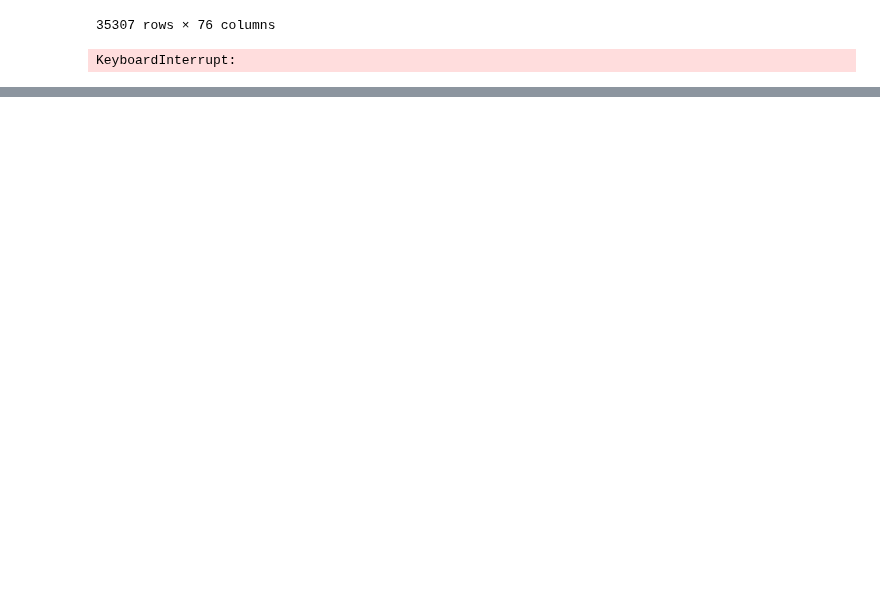
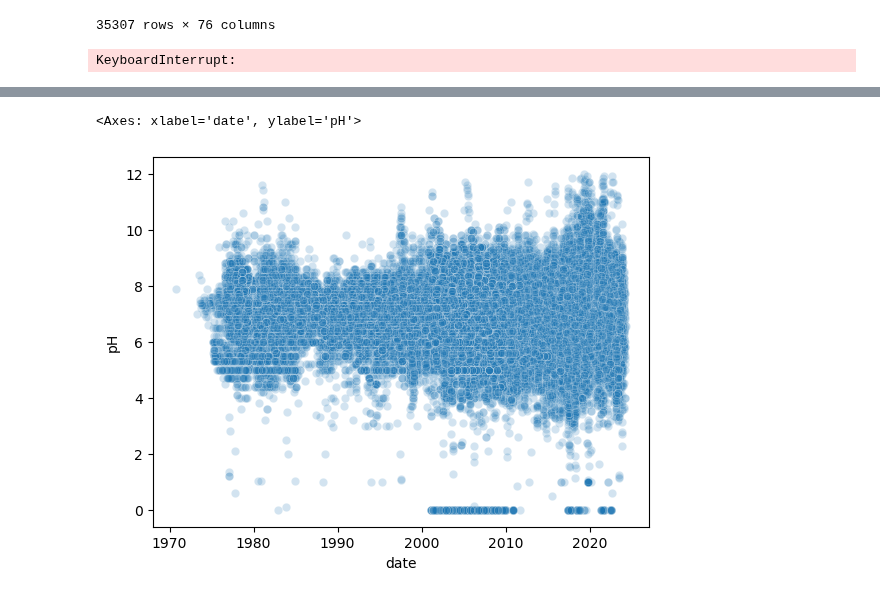
Before and after one commit to felixschulz385/Masterthesis, a Jupyter notebook: code/experiments/hydrology_stations.ipynb, the cells around one changed output, grey strips where cells are left out. Saved outputs shown, nothing was run; the diff lists cells and outputs as text; code cells hidden in the pictures; blank space fills up the shorter version.

Commit message:
Made minor adjustment to water quality notebook

```diff
--- a/code/experiments/hydrology_stations.ipynb
+++ b/code/experiments/hydrology_stations.ipynb
@@ -323,0 +375,2 @@ c.retrieve(
+# %%
+dfs = pd.read_feather("/Users/felixschulz/Library/CloudStorage/OneDrive-Personal/Dokumente/Uni/Masterthesis/data/water_quality/quality_indicators.feather")
@@ -323,0 +393,9 @@ c.retrieve(
+# %%
+plot_data = dfs.loc[:,["date", "pH", "EstacaoCodigo"]].reset_index()
+# remove outliers
+plot_data = plot_data.loc[((plot_data.pH < 12) & (plot_data.date < datetime.now())),:]
+# %%
+sns.scatterplot(x = "date", y = "pH", alpha = .2, data = plot_data)
+# %% [output]
+<Axes: xlabel='date', ylabel='pH'>
+[figure, added]
```
Also changed, not shown: parts of 44 cells of this notebook, 5 other files.
